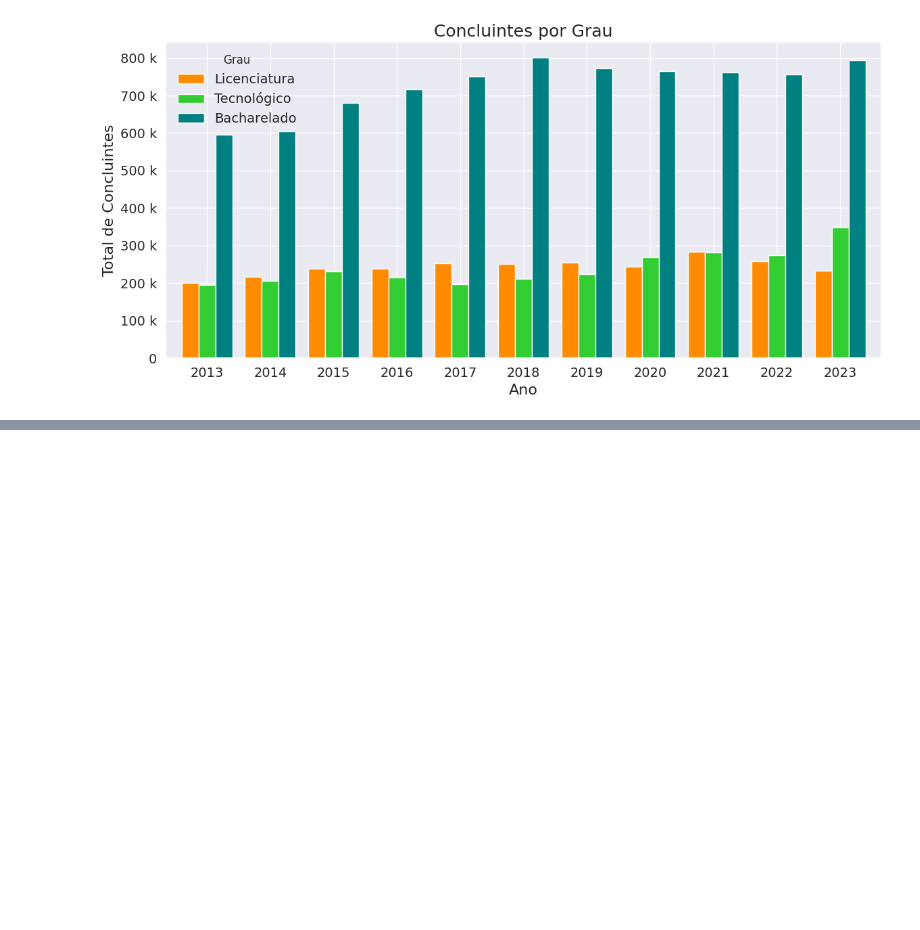
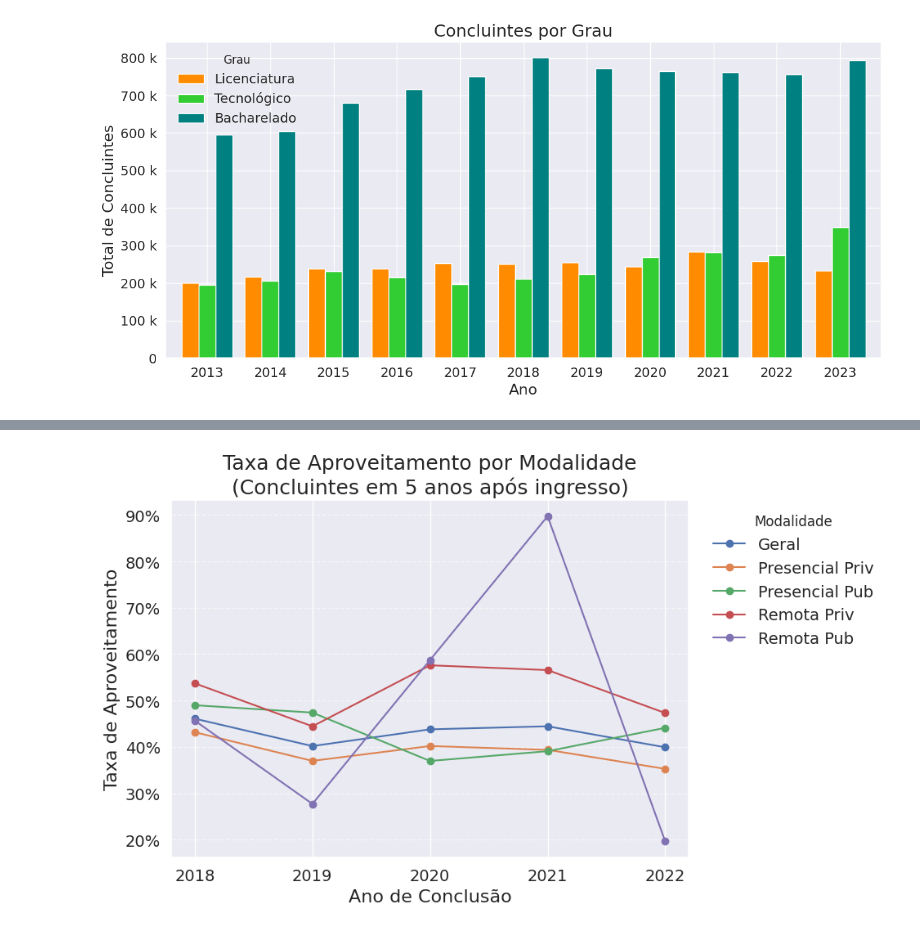
Before and after one commit to MuriloBarros304/censo-graduacao-br, a Jupyter notebook: analise-dados.ipynb, the cells around one changed output, grey strips where cells are left out. Cells and saved outputs as stored; diff of their text form; code cells hidden in the pictures; blank space fills up the shorter version.

```diff
--- a/analise-dados.ipynb
+++ b/analise-dados.ipynb
@@ -533,0 +502,53 @@ plt.show()
+# %%
+anos_ing = range(2013, 2018)
+
+modalidades = {
+    'Geral':           ('Total geral',               'Total geral'), # ingresso , concluinte
+    'Presencial Pub':  ('Total presencial publica',  'Total presencial publica'),
+    'Presencial Priv': ('Total presencial privada',  'Total presencial privada'),
+    'Remota Pub':      ('Total remota publica',      'Total remota publica'),
+    'Remota Priv':     ('Total remota privada',      'Total remota privada'),
+}
+
+records = []
+for ano in anos_ing:
+    ano_conc = ano + 5
+    for nome, (c_ing, c_conc) in modalidades.items():
+        ing  = df_ingressantes.loc[df_ingressantes['Ano']==ano, c_ing].sum()
+        conc = df_concluintes.loc[df_concluintes['Ano']==ano_conc, c_conc].sum()
+        taxa = (conc/ing*100) if ing>0 else 0
+        records.append({
+            'Ano conclusão':      ano_conc,
+            'Modalidade':         nome,
+            'Taxa de Aproveitamento (%)': round(taxa, 2)
+        })
+
+df_taxas = pd.DataFrame(records)
+
+df_plot = df_taxas.pivot(
+    index='Ano conclusão',
+    columns='Modalidade',
+    values='Taxa de Aproveitamento (%)'
+)
+
+fig, ax = plt.subplots(figsize=(10,6))
+for modalidade in df_plot.columns:
+    ax.plot(
+        df_plot.index,
+        df_plot[modalidade],
+        marker='o',
+        label=modalidade
+    )
+
+ax.yaxis.set_major_formatter(ticker.PercentFormatter())   # eixo Y em %
+ax.set_xlabel('Ano de Conclusão')
+ax.set_ylabel('Taxa de Aproveitamento')
+ax.set_title('Taxa de Aproveitamento por Modalidade\n(Concluintes em 5 anos após ingresso)')
+ax.set_xticks(df_plot.index)                            # só anos de conclusão: 2018–2022
+ax.grid(axis='y', linestyle='--', alpha=0.6)
+ax.legend(title='Modalidade', bbox_to_anchor=(1.02,1), loc='upper left')
+
+plt.tight_layout()
+plt.show()
+# %% [output]
+[figure, new version]
```
Also changed, not shown: parts of 5 cells of this notebook, 4 other files.
